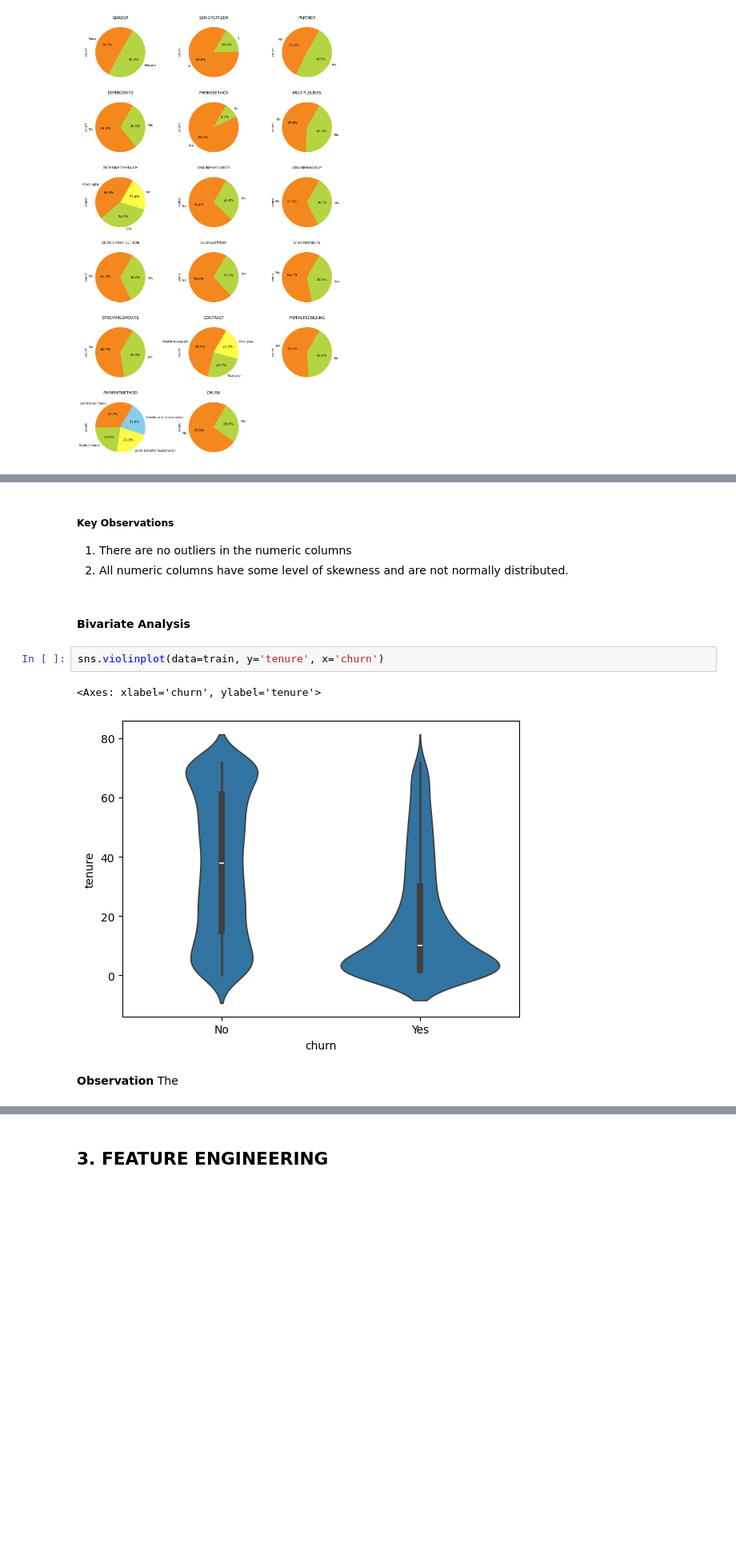
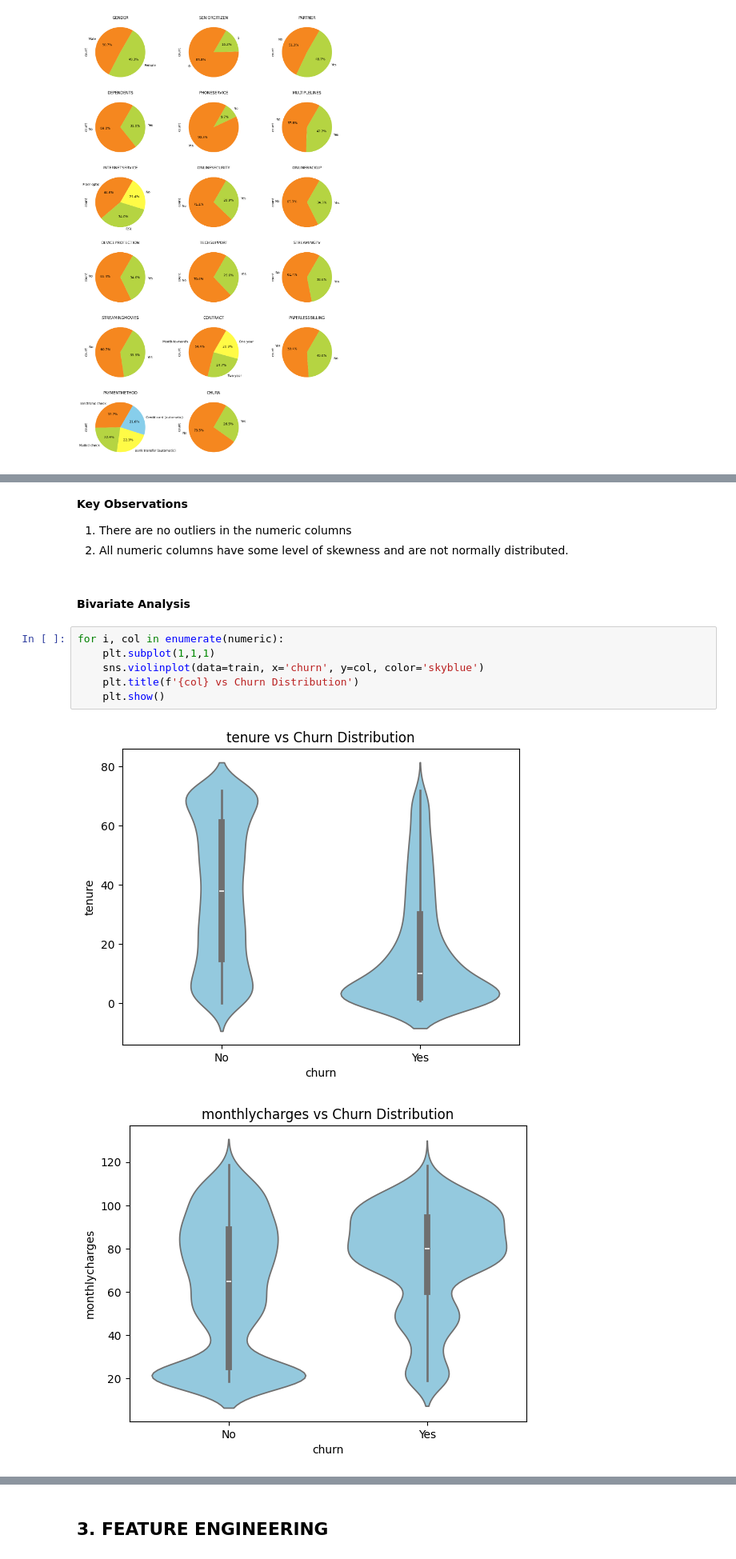
Before and after one commit to Rama-Mwenda/Customer_Churn, a Jupyter notebook: Notebooks/Customer_Churn.ipynb, the cells around one changed output, grey strips where cells are left out. Shown at 80% size. Cells and saved outputs as stored; diff of their text form; blank space fills up the shorter version.

```diff
--- a/Notebooks/Customer_Churn.ipynb
+++ b/Notebooks/Customer_Churn.ipynb
@@ -654,14 +654,15 @@ for i, col in enumerate(numeric):
 # %% [markdown]
-##### **Key Observations**
+**Key Observations**
 1. There are no outliers in the numeric columns
 2. All numeric columns have some level of skewness and are not normally distributed.
 # %% [markdown]
 #### Bivariate Analysis
-# %%
-sns.violinplot(data=train, y='tenure', x='churn')
-# %% [output]
-<Axes: xlabel='churn', ylabel='tenure'>
-[figure, removed]
-# %% [markdown]
-**Observation**
-The
+# %%
+for i, col in enumerate(numeric):
+    plt.subplot(1,1,1)
+    sns.violinplot(data=train, x='churn', y=col, color='skyblue')
+    plt.title(f'{col} vs Churn Distribution')
+    plt.show()
+# %% [output]
+[figure, added]
+[figure, added]
```
Also changed, not shown: parts of 10 cells of this notebook.
